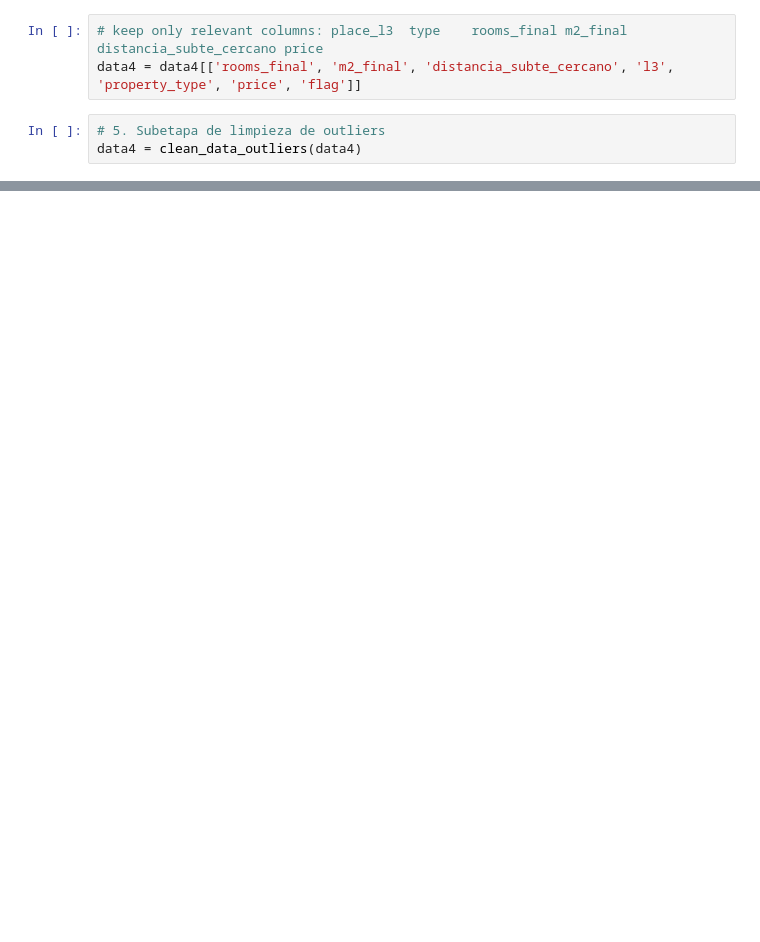
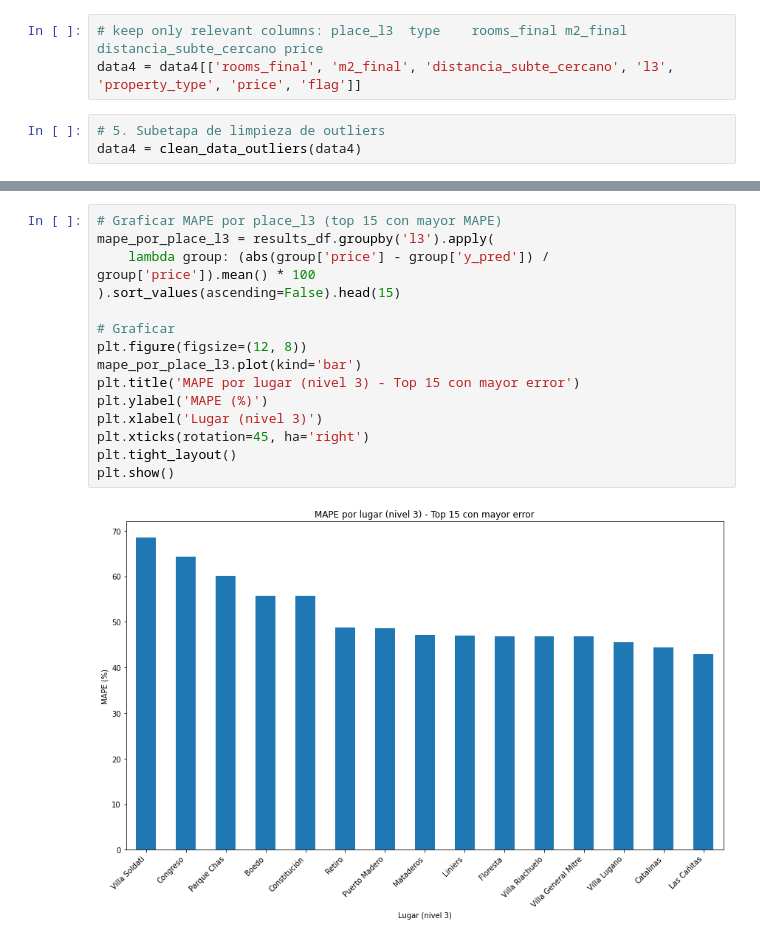
Before and after one commit to gerardoaboulafia/Property_price_prediction, a Jupyter notebook: Pipeline/test_pipeline.ipynb, the cells around one changed output, grey strips where cells are left out. Drawn from its saved outputs; the diff is of its cells as text; blank space fills up the shorter version.

```diff
--- a/Pipeline/test_pipeline.ipynb
+++ b/Pipeline/test_pipeline.ipynb
@@ -226,0 +298,17 @@ Index(['rooms_final', 'm2_final', 'distancia_subte_cercano', 'l3',
+# %%
+# Graficar MAPE por place_l3 (top 15 con mayor MAPE)
+mape_por_place_l3 = results_df.groupby('l3').apply(
+    lambda group: (abs(group['price'] - group['y_pred']) / group['price']).mean() * 100
+).sort_values(ascending=False).head(15)
+
+# Graficar
+plt.figure(figsize=(12, 8))
+mape_por_place_l3.plot(kind='bar')
+plt.title('MAPE por lugar (nivel 3) - Top 15 con mayor error')
+plt.ylabel('MAPE (%)')
+plt.xlabel('Lugar (nivel 3)')
+plt.xticks(rotation=45, ha='right')
+plt.tight_layout()
+plt.show()
+# %% [output]
+[figure, added]
```
Also changed, not shown: parts of 17 cells of this notebook, 14 other files.
